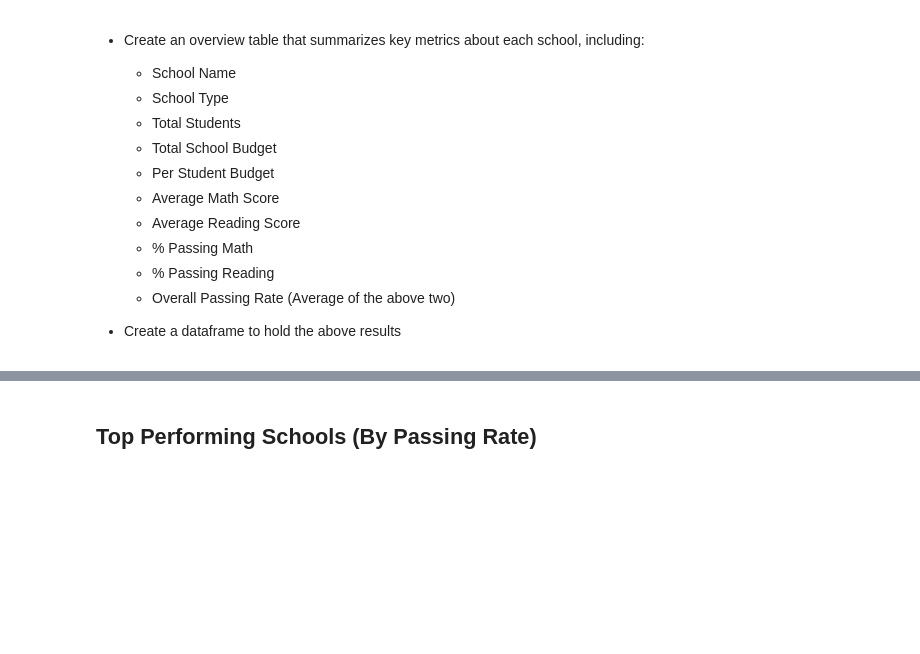
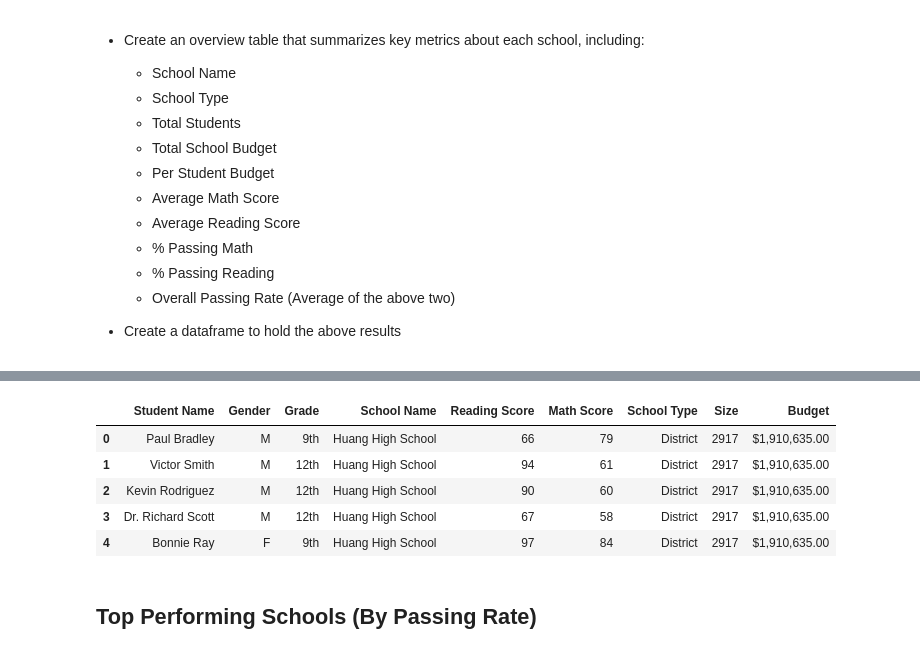
Before and after one commit to timhulak/academy_of_py, a Jupyter notebook: PyCitySchools_starter.ipynb, the cells around one changed output, grey strips where cells are left out. Saved outputs shown, nothing was run; the diff lists cells and outputs as text; code cells hidden in the pictures; blank space fills up the shorter version.

```diff
--- a/PyCitySchools_starter.ipynb
+++ b/PyCitySchools_starter.ipynb
@@ -122,6 +164,19 @@ school_data_complete.head()
 | 2 | 2 | Kevin Rodriguez | M | 12th | Huang High School | 90 | 60 | 0 | ... |
 | 3 | 3 | Dr. Richard Scott | M | 12th | Huang High School | 67 | 58 | 0 | ... |
 | 4 | 4 | Bonnie Ray | F | 9th | Huang High School | 97 | 84 | 0 | ... |
+# %%
+#Delete extraneous columns and format the "Budget" column
+del school_data_complete["Student ID"]
+del school_data_complete["School ID"]
+school_data_complete["Budget"] = school_data_complete["Budget"].astype(float).map("${:,.2f}".format)
+school_data_complete.head()
+# %% [output]
+|  | Student Name | Gender | Grade | School Name | Reading Score | Math Score | School Type | Size | Budget |
+| 0 | Paul Bradley | M | 9th | Huang High School | 66 | 79 | District | 2917 | $1,910,635.00 |
+| 1 | Victor Smith | M | 12th | Huang High School | 94 | 61 | District | 2917 | $1,910,635.00 |
+| 2 | Kevin Rodriguez | M | 12th | Huang High School | 90 | 60 | District | 2917 | $1,910,635.00 |
+| 3 | Dr. Richard Scott | M | 12th | Huang High School | 67 | 58 | District | 2917 | $1,910,635.00 |
+| 4 | Bonnie Ray | F | 9th | Huang High School | 97 | 84 | District | 2917 | $1,910,635.00 |
 # %% [markdown]
 ## Top Performing Schools (By Passing Rate)
 # %% [markdown]
```
Also changed, not shown: parts of 10 cells of this notebook.
